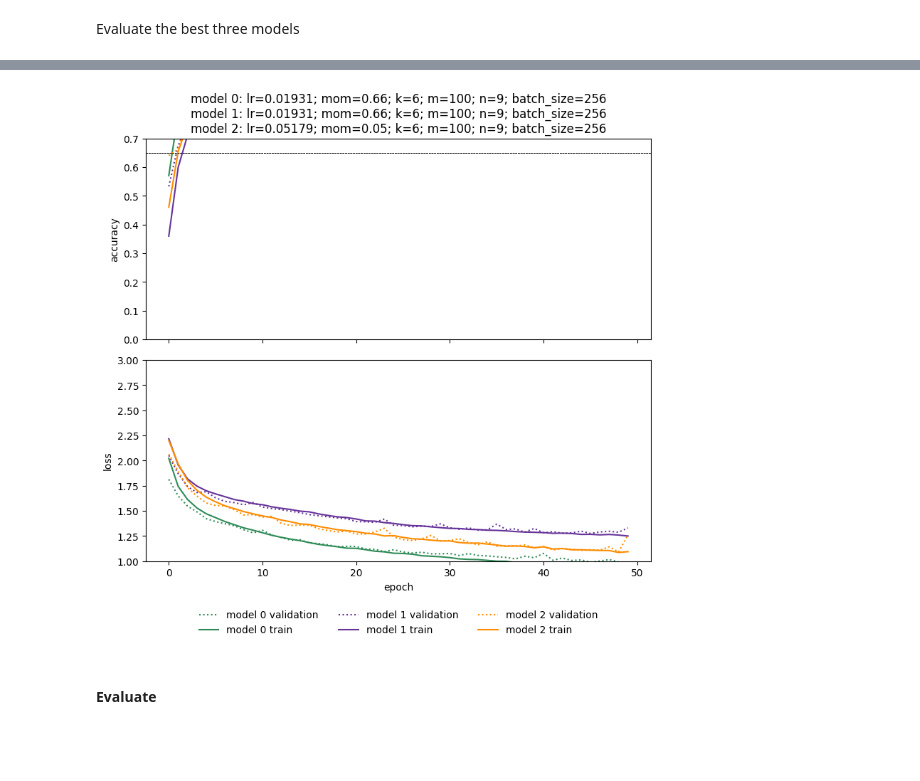
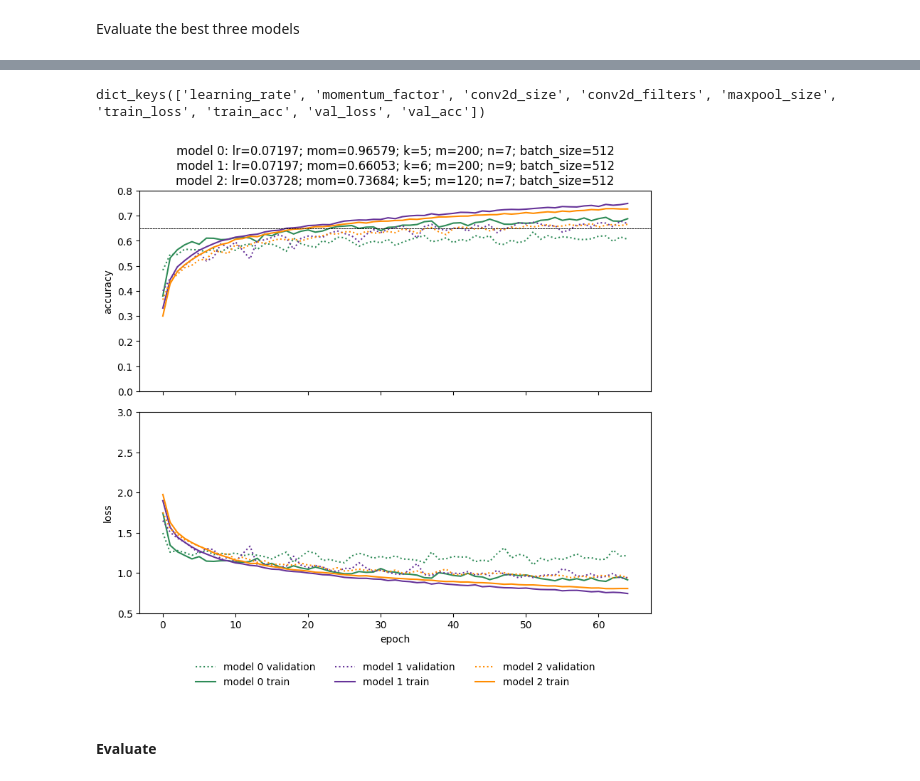
Before and after one commit to jacobrdavis/CSE546_image_classification_on_cifar_10, a Jupyter notebook: CSE546_image_classification_on_cifar_10.ipynb, the cells around one changed output, grey strips where cells are left out. Cells and saved outputs as stored; diff of their text form; code cells hidden in the pictures; blank space fills up the shorter version.

```diff
--- a/CSE546_image_classification_on_cifar_10.ipynb
+++ b/CSE546_image_classification_on_cifar_10.ipynb
@@ -335,6 +338,7 @@ def train(
     Returns:
     Lists of training loss, training accuracy, validation loss, validation accuracy for each epoch.
     """
+    batch_size = train_loader.batch_size
 
     loss = nn.CrossEntropyLoss()
     train_losses = []
@@ -414,9 +418,9 @@ def parameter_search_fully_connected_nn(
     # hidden_layer_sizes = torch.logspace(2, 8, steps=7, base=2)
     hidden_layer_sizes = torch.linspace(100, 600, 11) #  M
     momentum_factors = torch.linspace(0.05, 1.25, 13)
-    n_epochs = 10 #TODO: increase
+    n_epochs = 8 #TODO: increase
 
-    num_searches = 40
+    num_searches = 50
     best_loss = torch.tensor(np.inf)
 
     results = {
@@ -782,13 +786,13 @@ def parameter_search_convolutional_nn(
     """
     dim_in = 3
     dim_out = 10
-    learning_rates = torch.logspace(-6, 0, 15)
+    learning_rates = torch.logspace(-4, 0, 15)
     momentum_factors = torch.linspace(0.05, 1.5, 20)
 
     conv2d_filters = torch.tensor([10, 20, 50, 100, 120, 150, 200])  # m_typ = 100; = torch.logspace(2, 9, steps=30, base=2)
     k_n_combs = [(5, 14), (5, 7), (6, 9), (8, 5)]  # k_typ = 5, n_typ = 14; pool_size = np.divide(33-k, n)
-    n_epochs = 10
-    num_searches = 40
+    n_epochs = 8
+    num_searches = 50
 
     results = {
         'learning_rate': [],
@@ -921,12 +925,13 @@ Evaluate the best three models
 dim_in = 3
 dim_out = 10
 
-best_3_search_indices = [0, 1, 2]
-parameters['learning_rate'] = [0.01931, 0.01931, 0.05179]
-parameters['momentum_factor'] = [0.66, 0.66, 0.05]
-parameters['conv2d_size'] = [8, 8, 6]
-parameters['conv2d_filters'] = [150, 10, 100]
-parameters['maxpool_size'] = [5, 5, 9]
+# best_3_search_indices = [0, 1, 2]
+# parameters={}
+# parameters['learning_rate'] = [0.01931, 0.01931, 0.05179]
+# parameters['momentum_factor'] = [0.66, 0.66, 0.05]
+# parameters['conv2d_size'] = [8, 8, 6]
+# parameters['conv2d_filters'] = [150, 10, 100]
+# parameters['maxpool_size'] = [5, 5, 9]
 
 
 best_results = {
@@ -955,7 +960,7 @@ for i in best_3_search_indices:
         f"n={n}; "
         f"batch_size={batch_size_full}" )
 
-  n_epochs = 50
+  n_epochs = 65
 
   model = convolutional_neural_network(dim_in, m, k, n, dim_out)
   optim = SGD(model.parameters(), lr=lr, momentum=momentum)
@@ -1008,41 +1013,45 @@ val_acc: [0.640234375, 0.6625, 0.771875, 0.823828125, 0.87890625, 0.88828125, 0.
+# %%
+best_results.keys()
+# %% [output]
+dict_keys(['learning_rate', 'momentum_factor', 'conv2d_size', 'conv2d_filters', 'maxpool_size', 'train_loss', 'train_acc', 'val_loss', 'val_acc'])
 # %%
 epochs = range(0, n_epochs)
 
 fig, ax = plt.subplots(2, 1, figsize=(8,8), sharex=True)
 plt.subplots_adjust(wspace=0, hspace=0.1)
 
 title_str = []
 model_colors = ['seagreen', 'rebeccapurple', 'darkorange']
 
 for i in range(len(best_results['learning_rate'])):
 
   ax[0].plot(epochs, best_results['val_acc'][i], label=f'model {i} validation', linestyle=':', color=model_colors[i])
   ax[0].plot(epochs, best_results['train_acc'][i], label=f'model {i} train', linestyle='-', color=model_colors[i])
   ax[0].set_ylabel('accuracy')
-  ax[0].set_ylim([0, 0.7])
+  ax[0].set_ylim([0, 0.8])
   ax[0].axhline(0.65, color='k', linestyle='--', linewidth=0.5)
 
 
   ax[1].plot(epochs, best_results['val_loss'][i], label=f'model {i} validation', linestyle=':', color=model_colors[i])
   ax[1].plot(epochs, best_results['train_loss'][i], label=f'model {i} train', linestyle='-', color=model_colors[i])
   ax[1].set_ylabel('loss')
   ax[1].set_xlabel('epoch')
-  ax[1].set_ylim([1, 3])
+  ax[1].set_ylim([0.5, 3])
   ax[1].legend(frameon=False, ncols=3, loc='upper center', bbox_to_anchor=(0.5, -.2))
 
   title_str.append(f"model {i}: "
                    f"lr={np.round(best_results['learning_rate'][i], 5)}; "
                    f"mom={np.round(best_results['momentum_factor'][i], 5)}; "
-                   f"k={k}; "
-                   f"m={m}; "
-                   f"n={n}; "
-                   f"batch_size={batch_size}")
+                   f"k={np.round(best_results['conv2d_size'][i], 5)}; "
+                   f"m={np.round(best_results['conv2d_filters'][i], 5)}; "
+                   f"n={np.round(best_results['maxpool_size'][i], 5)}; "
+                   f"batch_size={batch_size_full}")
 
 ax[0].set_title('\n'.join(title_str))
 fig.tight_layout()
 fig.savefig('best_3_convolutional_neural_networks.png',  dpi=400)
 # %% [output]
-[figure, old version]
+[figure, new version]
 # %% [markdown]
 #### Evaluate
 # %%
```
Also changed, not shown: parts of 6 cells of this notebook.
